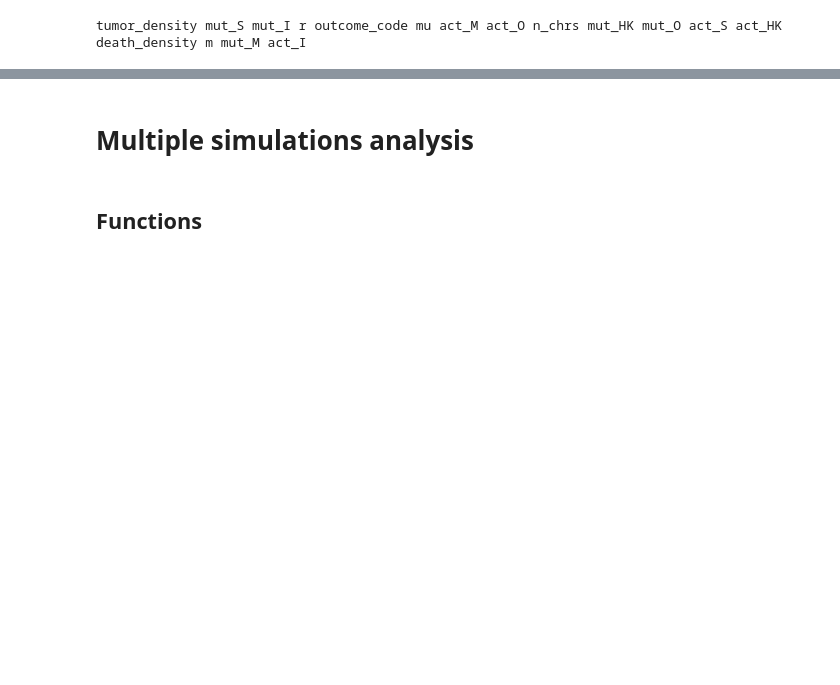
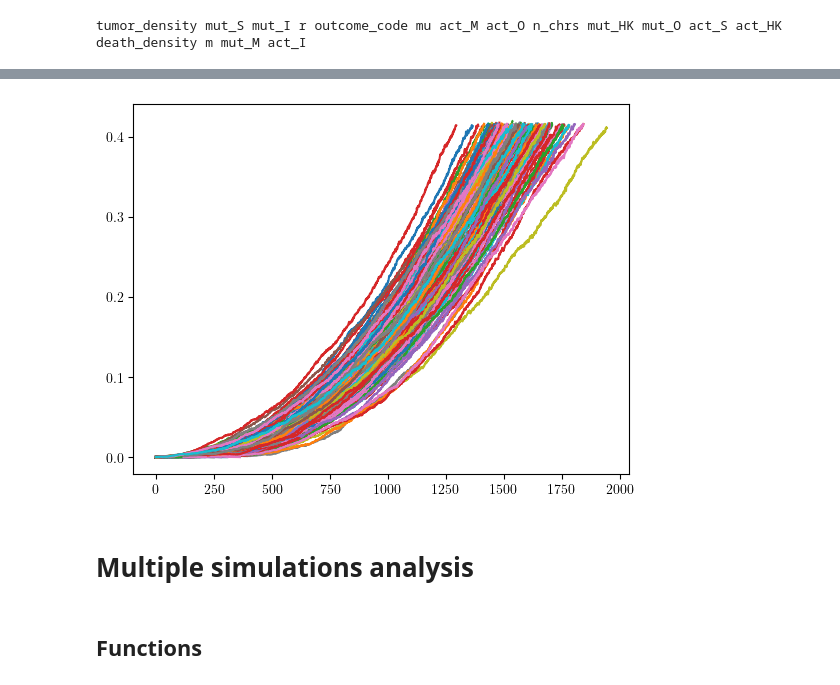
Before and after one commit to francescozambelli/CancerEvo, a Jupyter notebook: notebooks/analysis.ipynb, the cells around one changed output, grey strips where cells are left out. Drawn from its saved outputs; the diff is of its cells as text; code cells hidden in the pictures; blank space fills up the shorter version.

```diff
--- a/notebooks/analysis.ipynb
+++ b/notebooks/analysis.ipynb
@@ -134,3 +138,8 @@ plot_stats_elementwise([data_s['A'][i]['tumor_density'] for i in range(n_reps)],
+# %%
+for i in range(500):
+    plt.plot(data_s['D'][i]['tumor_density'])
+# %% [output]
+[figure, added]
 # %% [markdown]
 # Multiple simulations analysis
 # %% [markdown]
```
Also changed, not shown: parts of 3 cells of this notebook, 17 other files.
